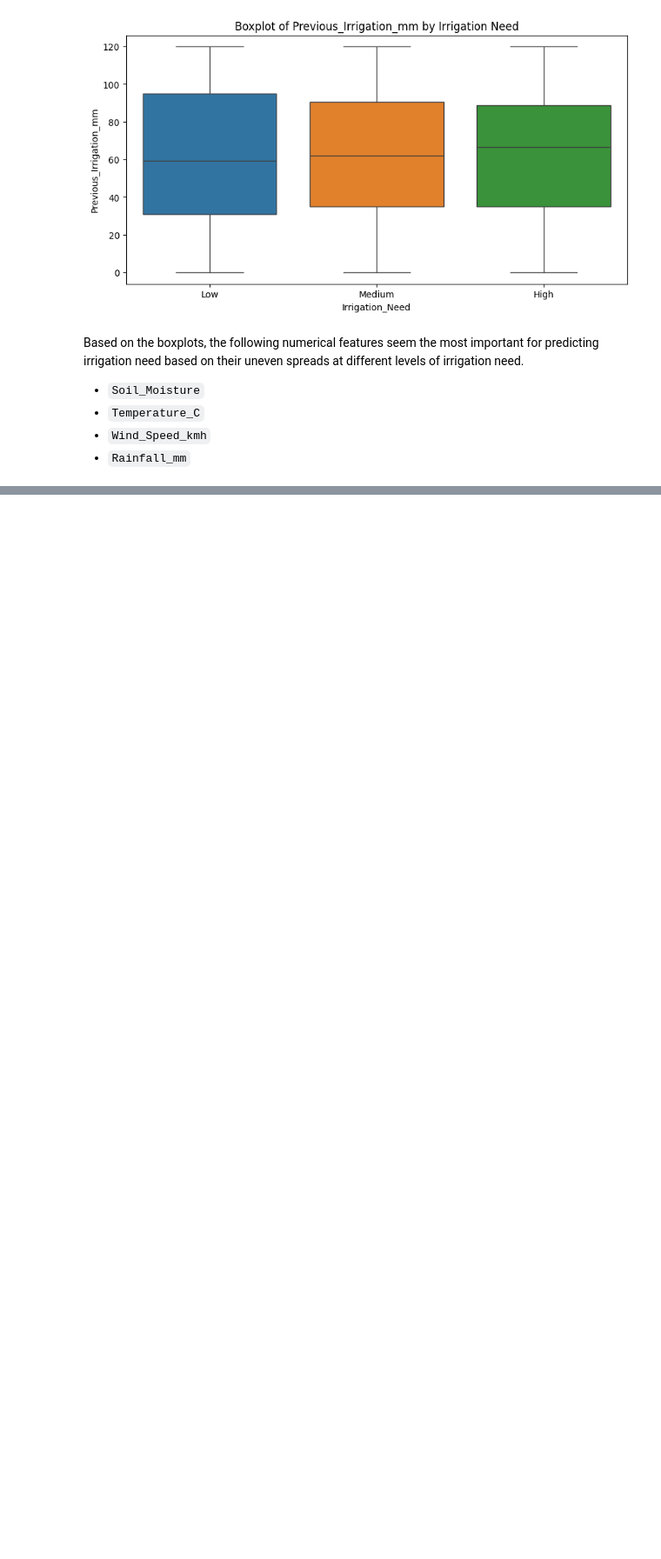
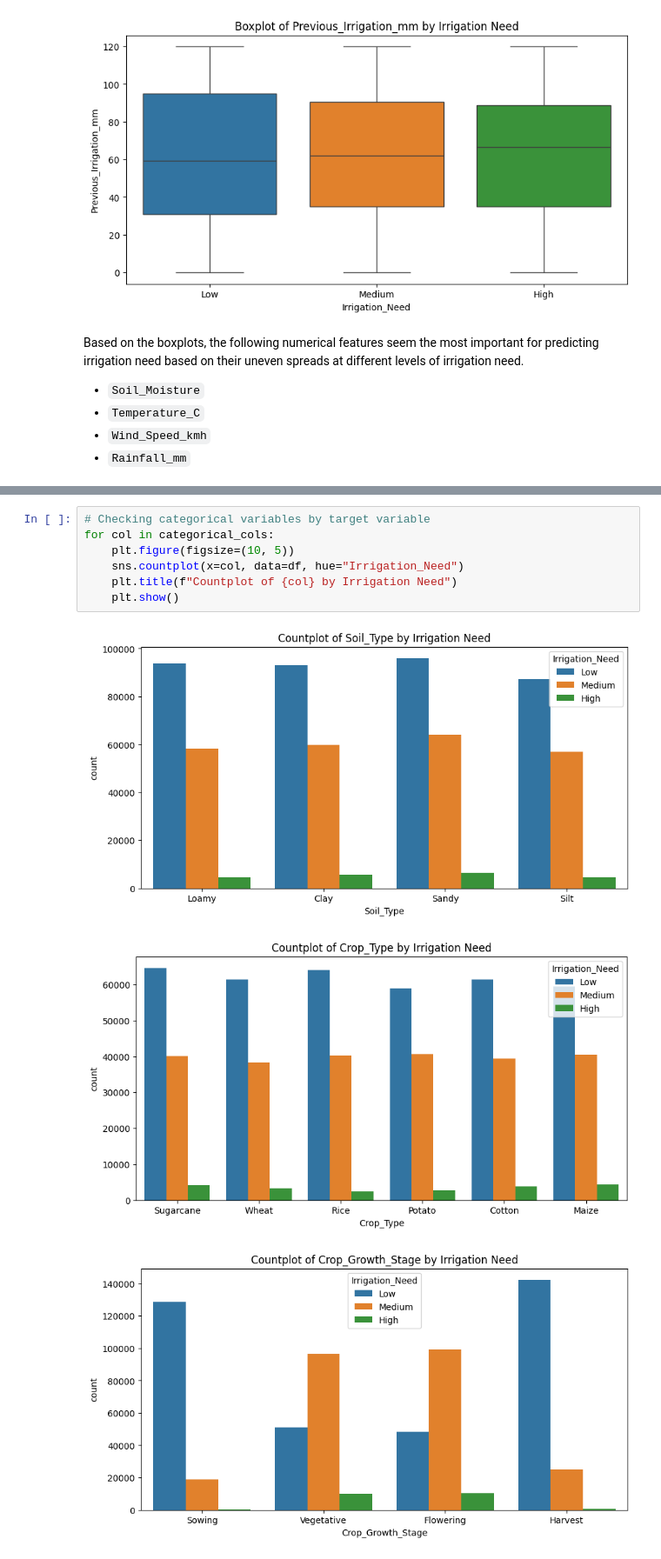
Before and after one commit to swaldron12/gsb545, a Jupyter notebook: Kaggle Competition/EDA.ipynb, the cells around one changed output, grey strips where cells are left out. Shown at 87% size. Drawn from its saved outputs; the diff is of its cells as text; blank space fills up the shorter version.

```diff
--- a/Kaggle Competition/EDA.ipynb
+++ b/Kaggle Competition/EDA.ipynb
@@ -167,0 +170,11 @@ Based on the boxplots, the following numerical features seem the most important
+# %%
+# Checking categorical variables by target variable
+for col in categorical_cols:
+    plt.figure(figsize=(10, 5))
+    sns.countplot(x=col, data=df, hue="Irrigation_Need")
+    plt.title(f"Countplot of {col} by Irrigation Need")
+    plt.show()
+# %% [output]
+[figure, added]
+[figure, added]
+[figure, added]
```
Also changed, not shown: parts of 4 cells of this notebook.
